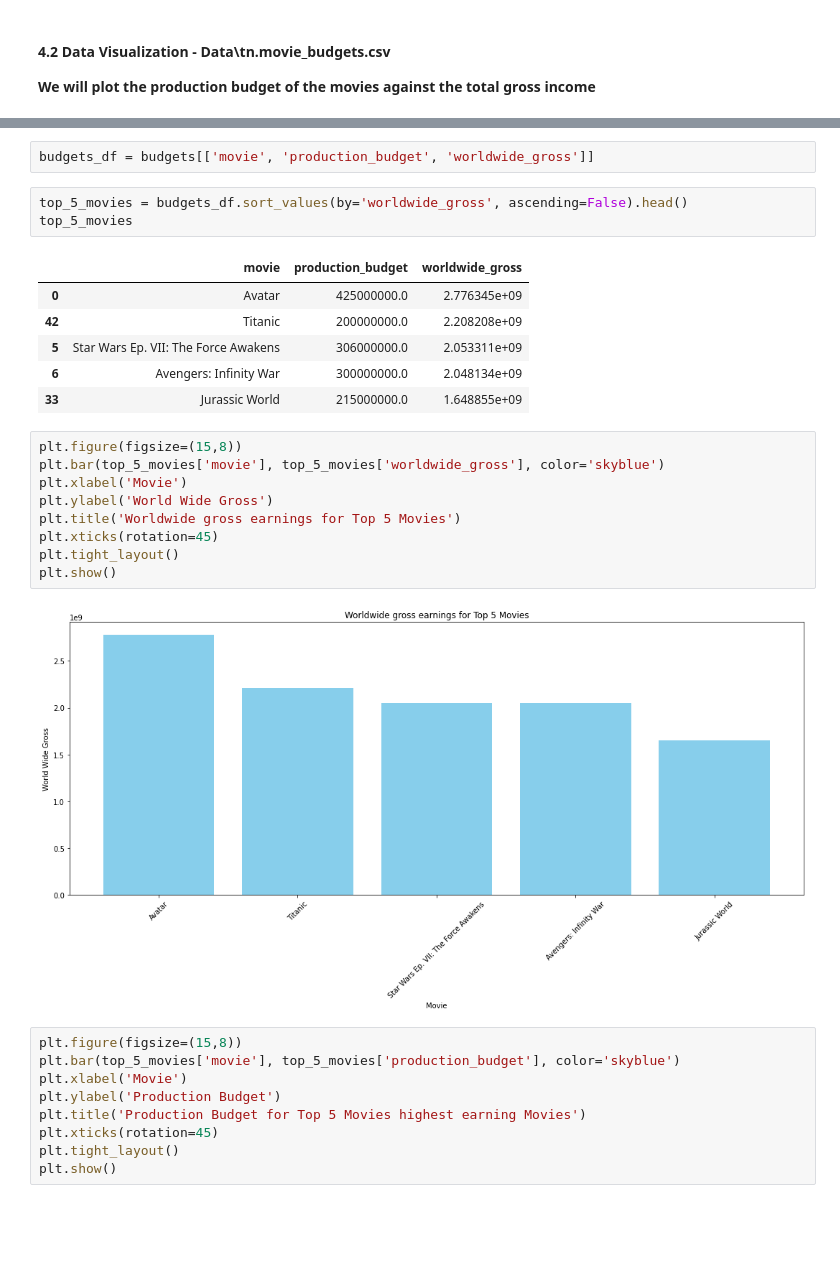
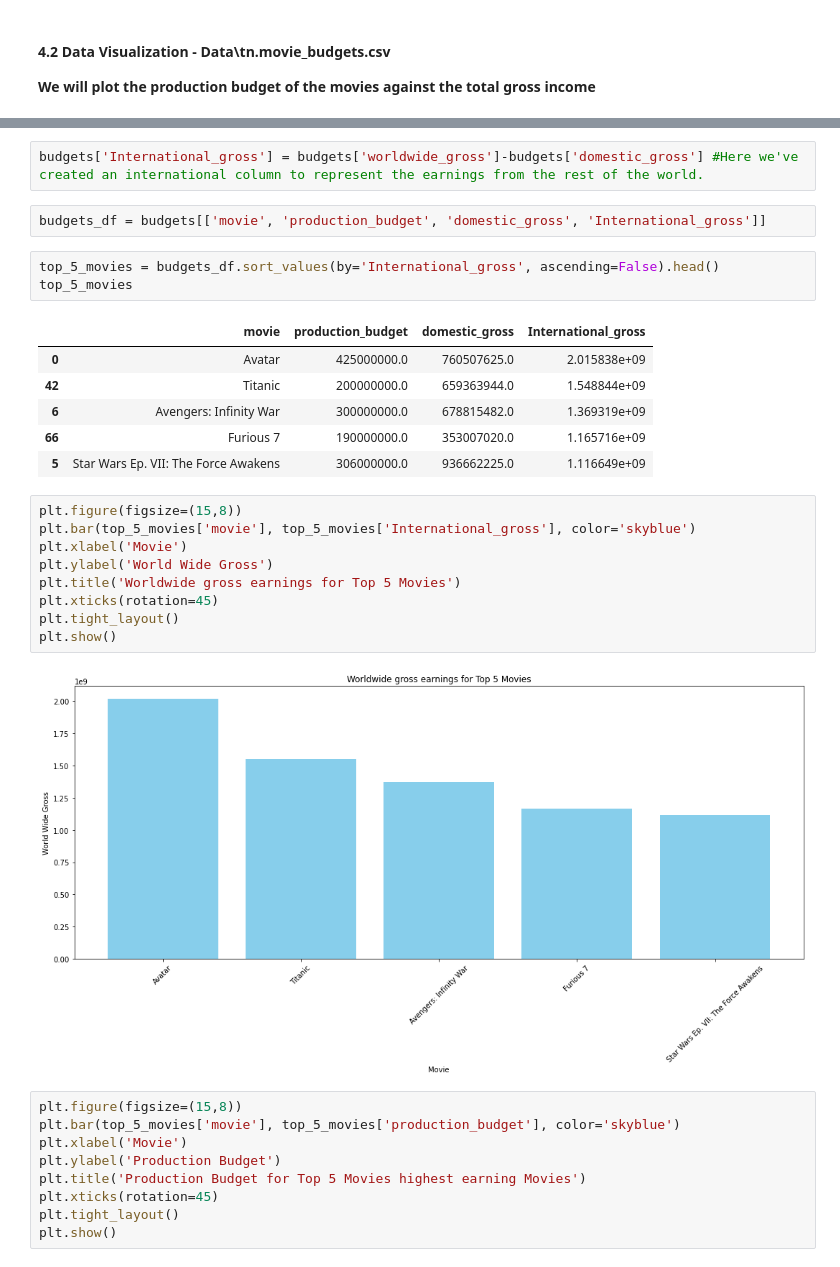
Before and after one commit to EdwinMbuthia/Project1, a Jupyter notebook: index.ipynb, the cells around one changed output, grey strips where cells are left out. Saved outputs shown, nothing was run; the diff lists cells and outputs as text; blank space fills up the shorter version.

```diff
--- a/index.ipynb
+++ b/index.ipynb
@@ -393,29 +393,31 @@ budgets.head()
 | 2 | 3 | 2019-06-07 | Dark Phoenix | 350000000.0 | 42762350.0 | 1.497624e+08 | 1.925247e+08 | ... |
 | 3 | 4 | 2015-05-01 | Avengers: Age of Ultron | 330600000.0 | 459005868.0 | 1.403014e+09 | 1.862020e+09 | ... |
 | 4 | 5 | 2017-12-15 | Star Wars Ep. VIII: The Last Jedi | 317000000.0 | 620181382.0 | 1.316722e+09 | 1.936903e+09 | ... |
+# %%
+budgets['International_gross'] = budgets['worldwide_gross']-budgets['domestic_gross'] #Here we've created an international column to represent the earnings from the rest of the world.
 # %%
-budgets_df = budgets[['movie', 'production_budget', 'worldwide_gross']]
+budgets_df = budgets[['movie', 'production_budget', 'domestic_gross', 'International_gross']]
 # %%
-top_5_movies = budgets_df.sort_values(by='worldwide_gross', ascending=False).head()
+top_5_movies = budgets_df.sort_values(by='International_gross', ascending=False).head()
 top_5_movies
 # %% [output]
-|  | movie | production_budget | worldwide_gross |
-| 0 | Avatar | 425000000.0 | 2.776345e+09 |
-| 42 | Titanic | 200000000.0 | 2.208208e+09 |
-| 5 | Star Wars Ep. VII: The Force Awakens | 306000000.0 | 2.053311e+09 |
-| 6 | Avengers: Infinity War | 300000000.0 | 2.048134e+09 |
-| 33 | Jurassic World | 215000000.0 | 1.648855e+09 |
+|  | movie | production_budget | domestic_gross | International_gross |
+| 0 | Avatar | 425000000.0 | 760507625.0 | 2.015838e+09 |
+| 42 | Titanic | 200000000.0 | 659363944.0 | 1.548844e+09 |
+| 6 | Avengers: Infinity War | 300000000.0 | 678815482.0 | 1.369319e+09 |
+| 66 | Furious 7 | 190000000.0 | 353007020.0 | 1.165716e+09 |
+| 5 | Star Wars Ep. VII: The Force Awakens | 306000000.0 | 936662225.0 | 1.116649e+09 |
 # %%
 plt.figure(figsize=(15,8))
-plt.bar(top_5_movies['movie'], top_5_movies['worldwide_gross'], color='skyblue')
+plt.bar(top_5_movies['movie'], top_5_movies['International_gross'], color='skyblue')
 plt.xlabel('Movie')
 plt.ylabel('World Wide Gross')
 plt.title('Worldwide gross earnings for Top 5 Movies')
 plt.xticks(rotation=45)
 plt.tight_layout()
 plt.show()
 # %% [output]
-[figure, old version]
+[figure, new version]
 # %%
 plt.figure(figsize=(15,8))
 plt.bar(top_5_movies['movie'], top_5_movies['production_budget'], color='skyblue')
```
Also changed, not shown: parts of 4 cells of this notebook.
